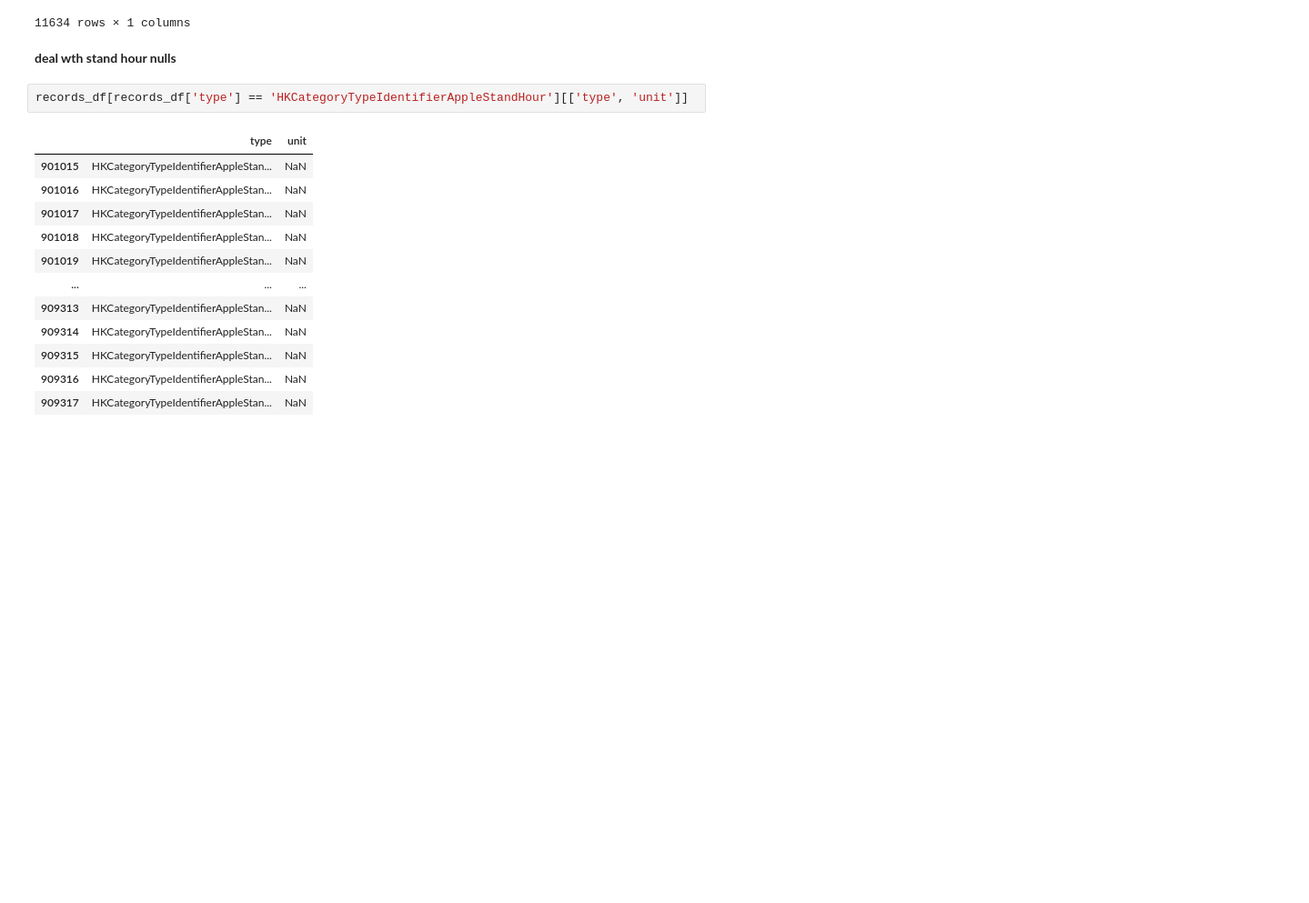
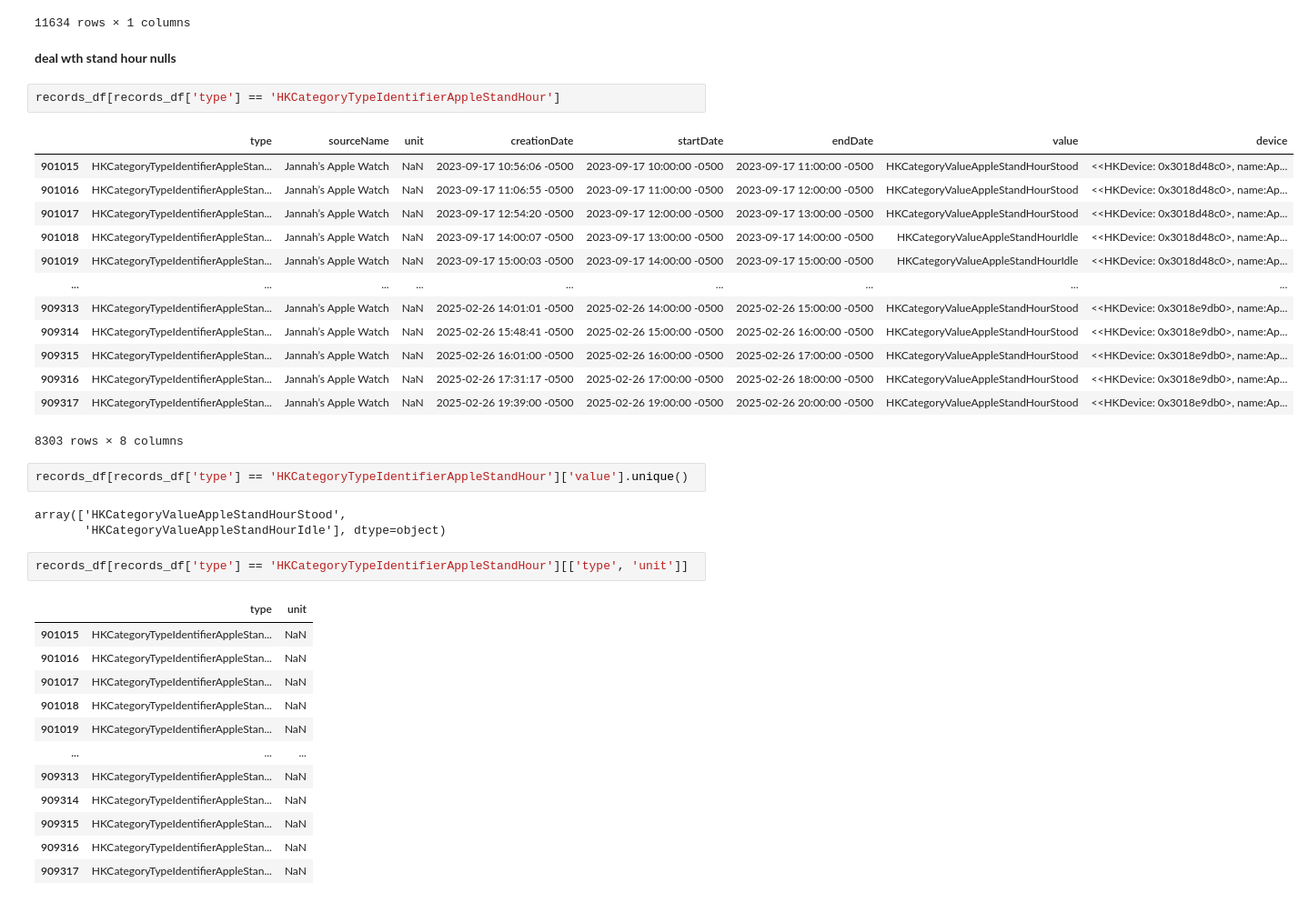
Before and after one commit to YomnaElmousalami/AppleHealthData_Analysis, a Jupyter notebook: Analyze_Sis_health_Data.ipynb, the cells around one changed output. Shown at 91% size. Saved outputs shown, nothing was run; the diff lists cells and outputs as text; blank space fills up the shorter version.

```diff
--- a/Analyze_Sis_health_Data.ipynb
+++ b/Analyze_Sis_health_Data.ipynb
@@ -226,6 +239,27 @@ records_df[records_df['type'] == 'HKCategoryTypeIdentifierSleepAnalysis'][['unit
 11634 rows × 1 columns
 # %% [markdown]
 **deal wth stand hour nulls**
+# %%
+records_df[records_df['type'] == 'HKCategoryTypeIdentifierAppleStandHour']
+# %% [output]
+|  | type | sourceName | unit | creationDate | startDate | endDate | value | device |
+| 901015 | HKCategoryTypeIdentifierAppleStan... | Jannah’s Apple Watch | NaN | 2023-09-17 10:56:06 -0500 | 2023-09-17 10:00:00 -0500 | 2023-09-17 11:00:00 -0500 | HKCategoryValueAppleStandHourStood | <<HKDevice: 0x3018d48c0>, name:Ap... |
+| 901016 | HKCategoryTypeIdentifierAppleStan... | Jannah’s Apple Watch | NaN | 2023-09-17 11:06:55 -0500 | 2023-09-17 11:00:00 -0500 | 2023-09-17 12:00:00 -0500 | HKCategoryValueAppleStandHourStood | <<HKDevice: 0x3018d48c0>, name:Ap... |
+| 901017 | HKCategoryTypeIdentifierAppleStan... | Jannah’s Apple Watch | NaN | 2023-09-17 12:54:20 -0500 | 2023-09-17 12:00:00 -0500 | 2023-09-17 13:00:00 -0500 | HKCategoryValueAppleStandHourStood | <<HKDevice: 0x3018d48c0>, name:Ap... |
+| 901018 | HKCategoryTypeIdentifierAppleStan... | Jannah’s Apple Watch | NaN | 2023-09-17 14:00:07 -0500 | 2023-09-17 13:00:00 -0500 | 2023-09-17 14:00:00 -0500 | HKCategoryValueAppleStandHourIdle | <<HKDevice: 0x3018d48c0>, name:Ap... |
+| 901019 | HKCategoryTypeIdentifierAppleStan... | Jannah’s Apple Watch | NaN | 2023-09-17 15:00:03 -0500 | 2023-09-17 14:00:00 -0500 | 2023-09-17 15:00:00 -0500 | HKCategoryValueAppleStandHourIdle | <<HKDevice: 0x3018d48c0>, name:Ap... |
+| ... | ... | ... | ... | ... | ... | ... | ... | ... |
+| 909313 | HKCategoryTypeIdentifierAppleStan... | Jannah’s Apple Watch | NaN | 2025-02-26 14:01:01 -0500 | 2025-02-26 14:00:00 -0500 | 2025-02-26 15:00:00 -0500 | HKCategoryValueAppleStandHourStood | <<HKDevice: 0x3018e9db0>, name:Ap... |
+| 909314 | HKCategoryTypeIdentifierAppleStan... | Jannah’s Apple Watch | NaN | 2025-02-26 15:48:41 -0500 | 2025-02-26 15:00:00 -0500 | 2025-02-26 16:00:00 -0500 | HKCategoryValueAppleStandHourStood | <<HKDevice: 0x3018e9db0>, name:Ap... |
+| 909315 | HKCategoryTypeIdentifierAppleStan... | Jannah’s Apple Watch | NaN | 2025-02-26 16:01:00 -0500 | 2025-02-26 16:00:00 -0500 | 2025-02-26 17:00:00 -0500 | HKCategoryValueAppleStandHourStood | <<HKDevice: 0x3018e9db0>, name:Ap... |
+| 909316 | HKCategoryTypeIdentifierAppleStan... | Jannah’s Apple Watch | NaN | 2025-02-26 17:31:17 -0500 | 2025-02-26 17:00:00 -0500 | 2025-02-26 18:00:00 -0500 | HKCategoryValueAppleStandHourStood | <<HKDevice: 0x3018e9db0>, name:Ap... |
+| 909317 | HKCategoryTypeIdentifierAppleStan... | Jannah’s Apple Watch | NaN | 2025-02-26 19:39:00 -0500 | 2025-02-26 19:00:00 -0500 | 2025-02-26 20:00:00 -0500 | HKCategoryValueAppleStandHourStood | <<HKDevice: 0x3018e9db0>, name:Ap... |
+8303 rows × 8 columns
+# %%
+records_df[records_df['type'] == 'HKCategoryTypeIdentifierAppleStandHour']['value'].unique()
+# %% [output]
+array(['HKCategoryValueAppleStandHourStood',
+       'HKCategoryValueAppleStandHourIdle'], dtype=object)
 # %%
 records_df[records_df['type'] == 'HKCategoryTypeIdentifierAppleStandHour'][['type', 'unit']]
 # %% [output]
```
Also changed, not shown: parts of 2 cells of this notebook.
